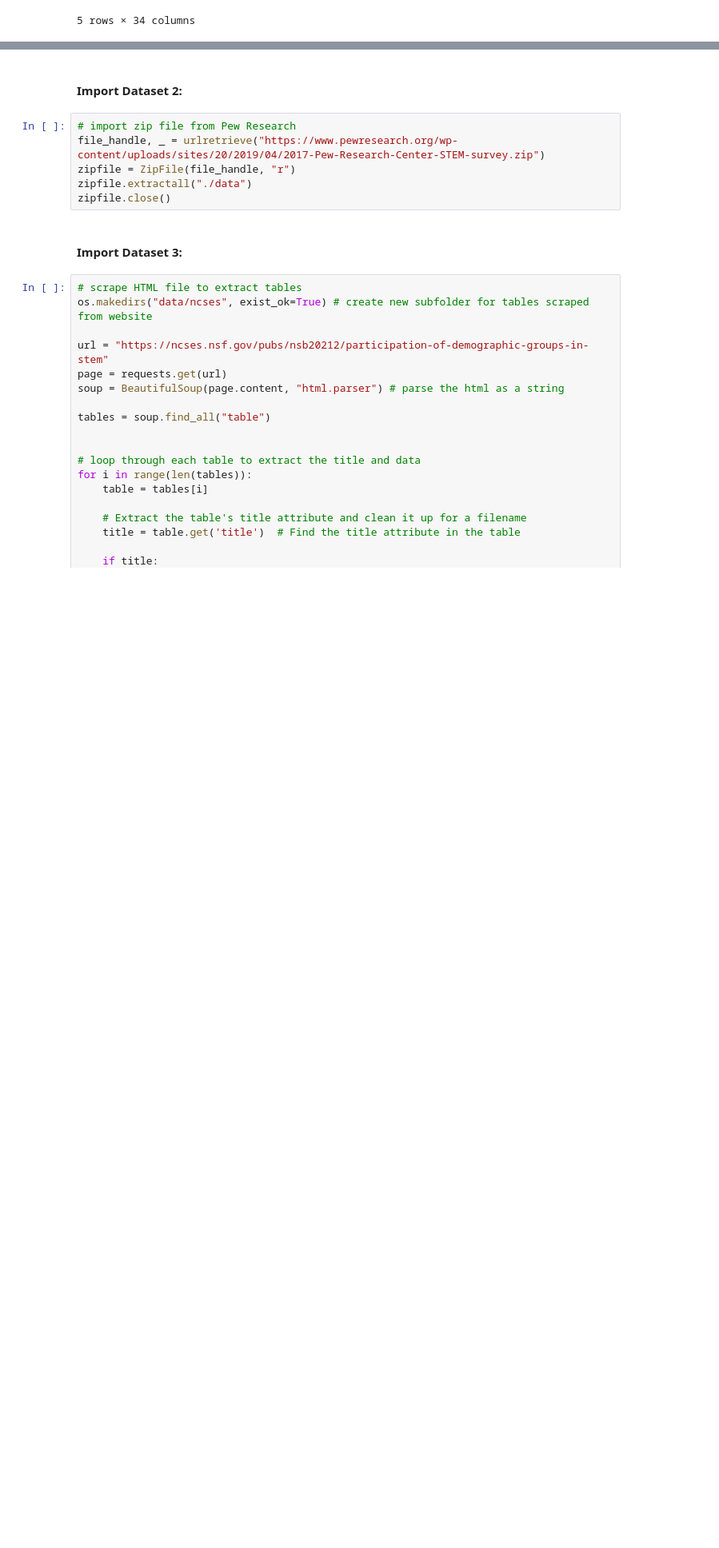
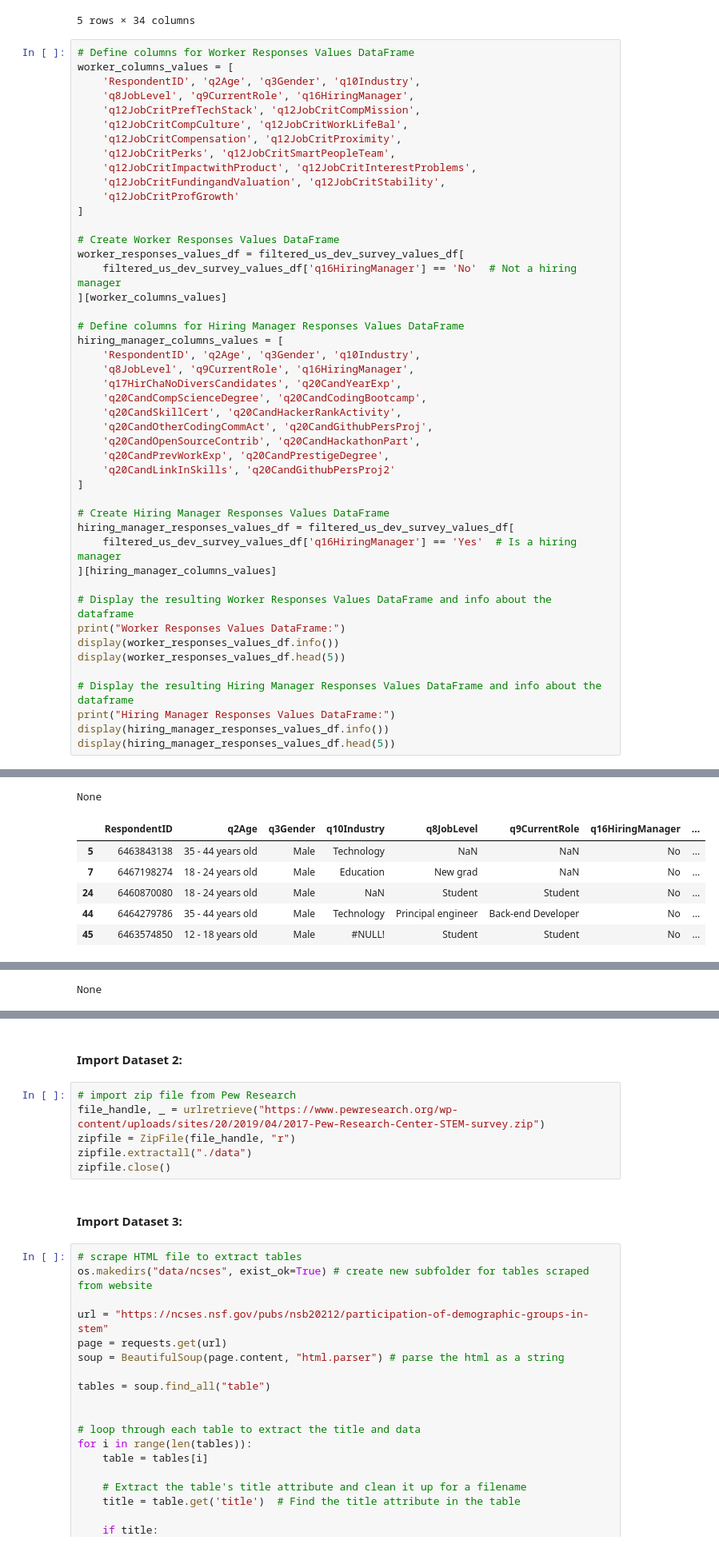
Before and after one commit to IT4063C-Fall24/final-project-yaumj, a Jupyter notebook: source.ipynb, the cells around one changed output, grey strips where cells are left out. Shown at 80% size. Saved outputs shown, nothing was run; the diff lists cells and outputs as text; blank space fills up the shorter version.

```diff
--- a/source.ipynb
+++ b/source.ipynb
@@ -293,3 +389,50 @@ memory usage: 1.3+ MB
 | 24 | 6460870080 | 18 - 24 years old | Male | NaN | Student | Student | NaN | ... |
 | 40 | 6479693460 | 45 - 54 years old | Male | Technology | Founder / CEO / CTO | Software Architect | Preferred tech stack | ... |
 5 rows × 34 columns
+# %%
+# Define columns for Worker Responses Values DataFrame
+worker_columns_values = [
+    'RespondentID', 'q2Age', 'q3Gender', 'q10Industry',
+    'q8JobLevel', 'q9CurrentRole', 'q16HiringManager',
+    'q12JobCritPrefTechStack', 'q12JobCritCompMission',
+    'q12JobCritCompCulture', 'q12JobCritWorkLifeBal',
+    'q12JobCritCompensation', 'q12JobCritProximity',
+    'q12JobCritPerks', 'q12JobCritSmartPeopleTeam',
+    'q12JobCritImpactwithProduct', 'q12JobCritInterestProblems',
+    'q12JobCritFundingandValuation', 'q12JobCritStability',
+    'q12JobCritProfGrowth'
+]
+
+# Create Worker Responses Values DataFrame
+worker_responses_values_df = filtered_us_dev_survey_values_df[
+    filtered_us_dev_survey_values_df['q16HiringManager'] == 'No'  # Not a hiring manager
+][worker_columns_values]
+
+# Define columns for Hiring Manager Responses Values DataFrame
+hiring_manager_columns_values = [
+    'RespondentID', 'q2Age', 'q3Gender', 'q10Industry',
+    'q8JobLevel', 'q9CurrentRole', 'q16HiringManager',
+    'q17HirChaNoDiversCandidates', 'q20CandYearExp',
+    'q20CandCompScienceDegree', 'q20CandCodingBootcamp',
+    'q20CandSkillCert', 'q20CandHackerRankActivity',
+    'q20CandOtherCodingCommAct', 'q20CandGithubPersProj',
+    'q20CandOpenSourceContrib', 'q20CandHackathonPart',
+    'q20CandPrevWorkExp', 'q20CandPrestigeDegree',
+    'q20CandLinkInSkills', 'q20CandGithubPersProj2'
+]
+
+# Create Hiring Manager Responses Values DataFrame
+hiring_manager_responses_values_df = filtered_us_dev_survey_values_df[
+    filtered_us_dev_survey_values_df['q16HiringManager'] == 'Yes'  # Is a hiring manager
+][hiring_manager_columns_values]
+
+# Display the resulting Worker Responses Values DataFrame and info about the dataframe
+print("Worker Responses Values DataFrame:")
+display(worker_responses_values_df.info())
+display(worker_responses_values_df.head(5))
+
+# Display the resulting Hiring Manager Responses Values DataFrame and info about the dataframe
+print("Hiring Manager Responses Values DataFrame:")
+display(hiring_manager_responses_values_df.info())
+display(hiring_manager_responses_values_df.head(5))
+# %% [output]
@@ -295,0 +456,7 @@ memory usage: 1.3+ MB
+None
+|  | RespondentID | q2Age | q3Gender | q10Industry | q8JobLevel | q9CurrentRole | q16HiringManager | ... |
+| 5 | 6463843138 | 35 - 44 years old | Male | Technology | NaN | NaN | No | ... |
+| 7 | 6467198274 | 18 - 24 years old | Male | Education | New grad | NaN | No | ... |
+| 24 | 6460870080 | 18 - 24 years old | Male | NaN | Student | Student | No | ... |
+| 44 | 6464279786 | 35 - 44 years old | Male | Technology | Principal engineer | Back-end Developer | No | ... |
+| 45 | 6463574850 | 12 - 18 years old | Male | #NULL! | Student | Student | No | ... |
@@ -295,0 +480 @@ memory usage: 1.3+ MB
+None
```
Also changed, not shown: parts of 2 cells of this notebook.
